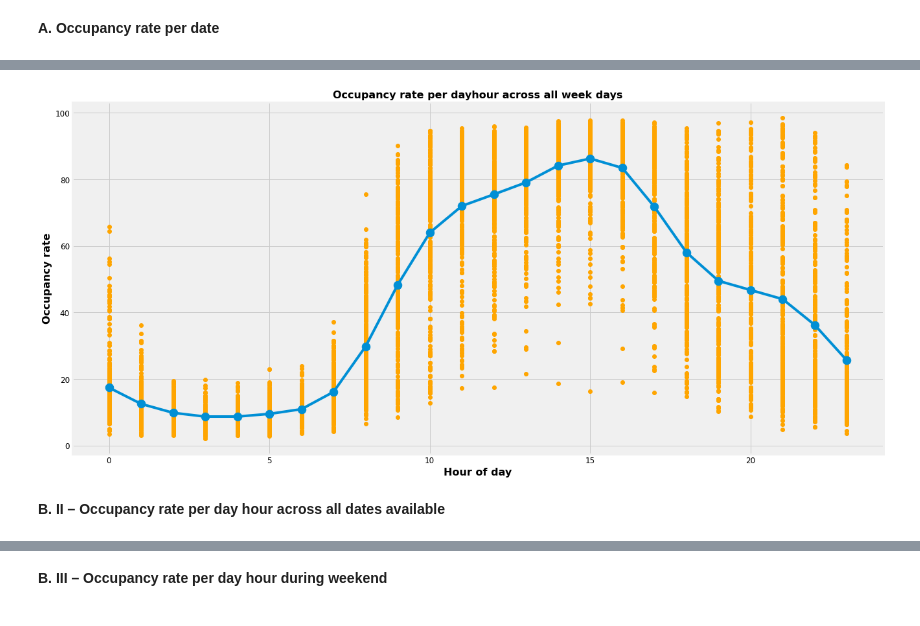
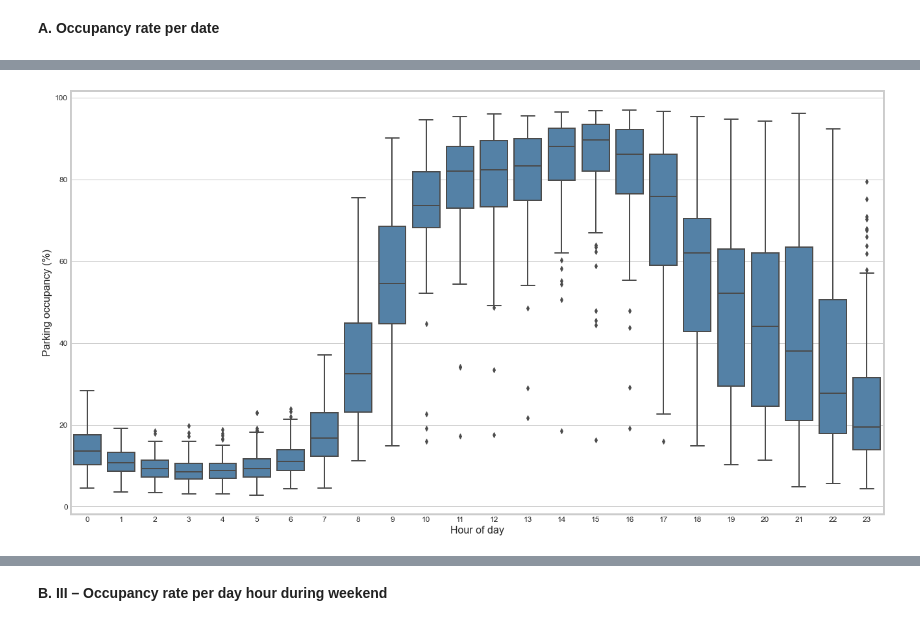
Before and after one commit to christopherkindl/start-hack-2021, a Jupyter notebook: 01_ml/explatory_data_analysis_chris.ipynb, the cells around one changed output, grey strips where cells are left out. Drawn from its saved outputs; the diff is of its cells as text; code cells hidden in the pictures.

```diff
--- a/01_ml/explatory_data_analysis_chris.ipynb
+++ b/01_ml/explatory_data_analysis_chris.ipynb
@@ -192,22 +215,45 @@ plt.show();
+# %%
+# exclude weekend days
+working_days = [i for i in range(5)]
+filtered_df = df[df['day_of_week'].isin(working_days)]
+
+# set size of figure
+fig = plt.figure(figsize=(20,12));
+
+# provide data
+ax = sns.boxplot(x='hour', y='occupancy_rate', data=filtered_df, linewidth=2, color="steelblue");
+
+# cosmetics
+# plt.title('Parking occupancy across all weekdays (' + str(df.date_only.min()) + ' to ' + str(df.date_only.max()) + ')'
+#          , fontsize = 16, weight = 'bold');
+plt.xlabel('Hour of day', fontsize = 16);
+plt.ylabel('Parking occupancy (%)', fontsize = 16);
+#ax = sns.boxplot(x=df.groupby('hour')['occupancy_rate'].mean().index, y=df.groupby('hour')['occupancy_rate'].mean())
+#plt.show();
+
+# save fig
+path = '/.'
+os.chdir(path)
+file = 'occupancy_rapperswil_weekdays.png'
+plt.savefig('/Users/christopherkindl/working/start-hack-2021/05_visualisations_of_eda/' + file,
+           facecolor=fig.get_facecolor(), edgecolor='none');
+# %% [output]
+[figure, added]
 # %%
 #show occupancy rate per hours of day
-y = df.groupby('hour')['occupancy_rate'].mean()
-x = df.groupby('hour')['occupancy_rate'].mean().index
-
-#plot all observed values in addition to average line
-y2 = df.occupancy_rate
-x2 = df.hour
-
-fig = plt.figure(figsize=(20,10));
-ax = fig.add_subplot(111);
-
-plt.plot(x2, y2, 'o', color= 'orange');
-plt.plot(x, y, marker=".", markersize=25);
-plt.title('Occupancy rate per dayhour across all week days', fontsize = 16, weight = 'bold');
-plt.xlabel('Hour of day', fontsize = 16, weight = 'bold');
-plt.ylabel('Occupancy rate', fontsize = 16, weight = 'bold');
-plt.show();
+#y = df.groupby('hour')['occupancy_rate'].mean()
+#x = df.groupby('hour')['occupancy_rate'].mean().index
+#
+##plot all observed values in addition to average line
+#y2 = df.occupancy_rate
+#x2 = df.hour
+#
+#fig = plt.figure(figsize=(20,10));
+#ax = fig.add_subplot(111);
+#
+#plt.plot(x2, y2, 'o', color= 'orange');
+#plt.plot(x, y, marker=".", markersize=25);
+#plt.title('Occupancy rate per dayhour across all week days', fontsize = 16, weight = 'bold');
+#plt.xlabel('Hour of day', fontsize = 16, weight = 'bold');
+#plt.ylabel('Occupancy rate', fontsize = 16, weight = 'bold');
+#plt.show();
-# %% [output]
-[figure, removed]
-# %% [markdown]
-**B. II – Occupancy rate per day hour across all dates available**
```
Also changed, not shown: parts of 36 cells of this notebook, 5 other files.
